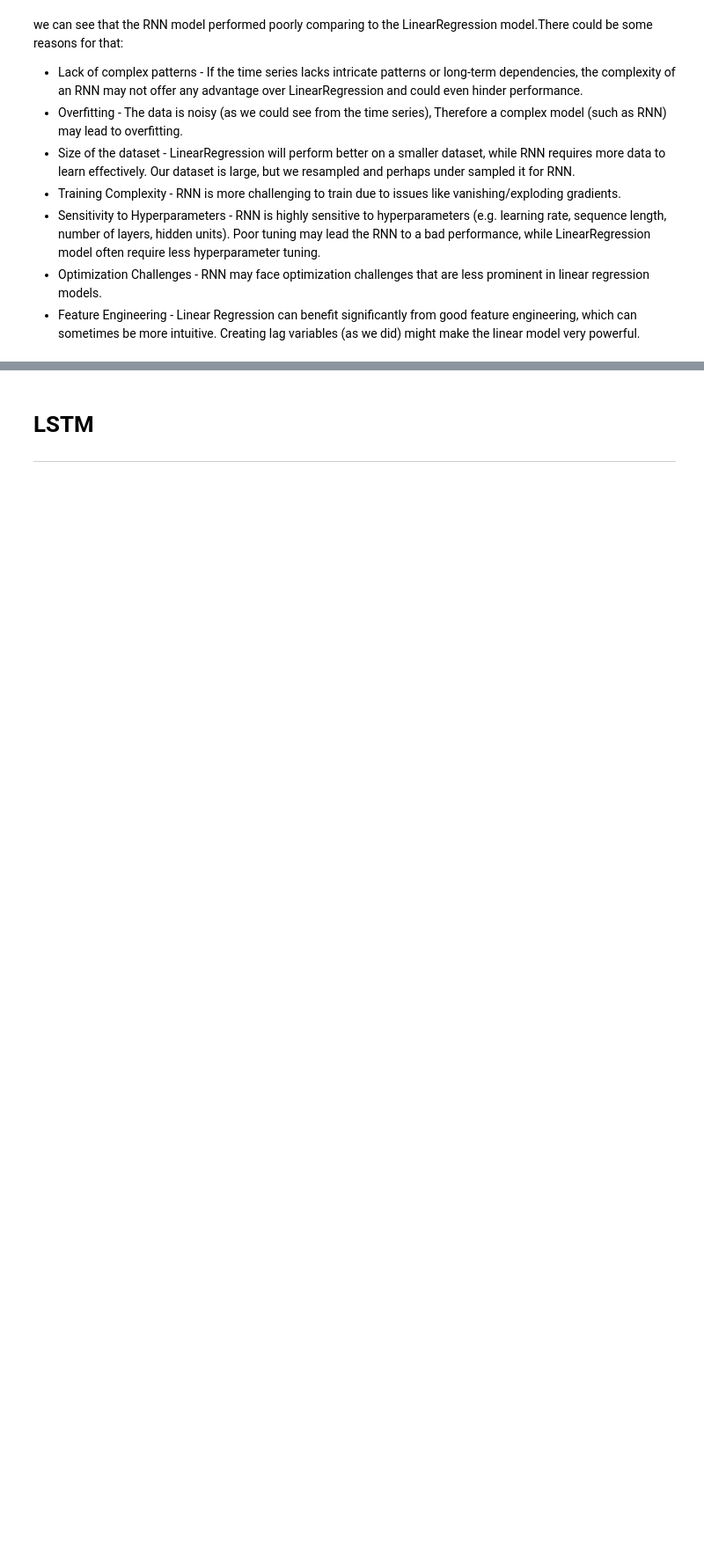
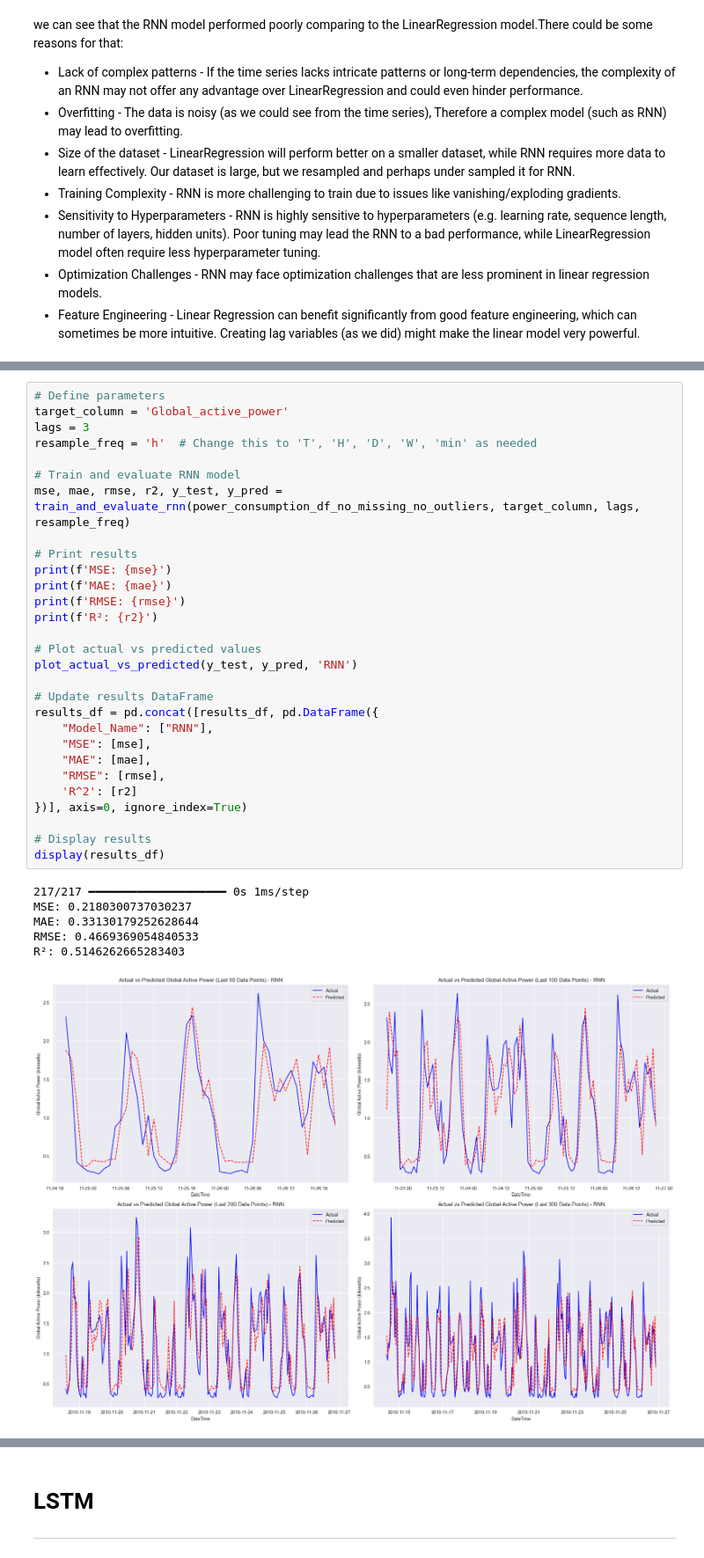
Before and after one commit to BarackSamuni/Data_science_lab2_homework2_solution, a Jupyter notebook: Fix Notebook.ipynb, the cells around one changed output, grey strips where cells are left out. Shown at 88% size. Saved outputs shown, nothing was run; the diff lists cells and outputs as text; blank space fills up the shorter version.

```diff
--- a/Fix Notebook.ipynb
+++ b/Fix Notebook.ipynb
@@ -363,0 +541,36 @@ we can see that the RNN model performed poorly comparing to the LinearRegression
+# %%
+# Define parameters
+target_column = 'Global_active_power'
+lags = 3
+resample_freq = 'h'  # Change this to 'T', 'H', 'D', 'W', 'min' as needed
+
+# Train and evaluate RNN model
+mse, mae, rmse, r2, y_test, y_pred = train_and_evaluate_rnn(power_consumption_df_no_missing_no_outliers, target_column, lags, resample_freq)
+
+# Print results
+print(f'MSE: {mse}')
+print(f'MAE: {mae}')
+print(f'RMSE: {rmse}')
+print(f'R²: {r2}')
+
+# Plot actual vs predicted values
+plot_actual_vs_predicted(y_test, y_pred, 'RNN')
+
+# Update results DataFrame
+results_df = pd.concat([results_df, pd.DataFrame({
+    "Model_Name": ["RNN"],
+    "MSE": [mse],
+    "MAE": [mae],
+    "RMSE": [rmse],
+    'R^2': [r2]
+})], axis=0, ignore_index=True)
+
+# Display results
+display(results_df)
+# %% [output]
+217/217 ━━━━━━━━━━━━━━━━━━━━ 0s 1ms/step
+MSE: 0.2180300737030237
+MAE: 0.33130179252628644
+RMSE: 0.4669369054840533
+R²: 0.5146262665283403
+[figure, added]
```
Also changed, not shown: parts of 25 cells of this notebook.
